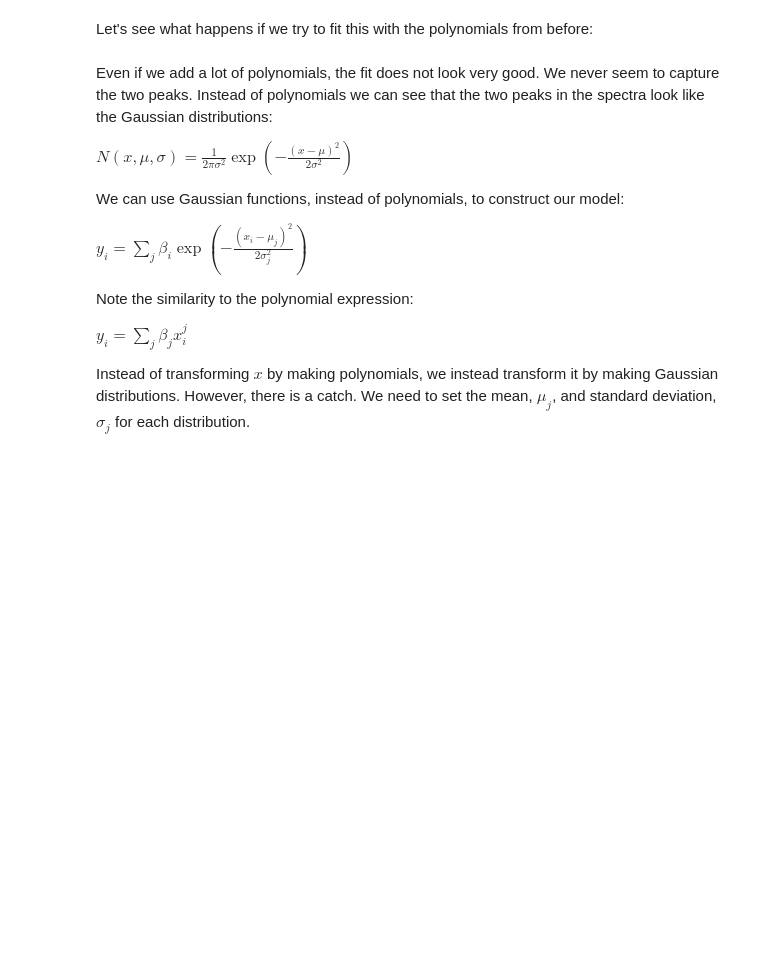
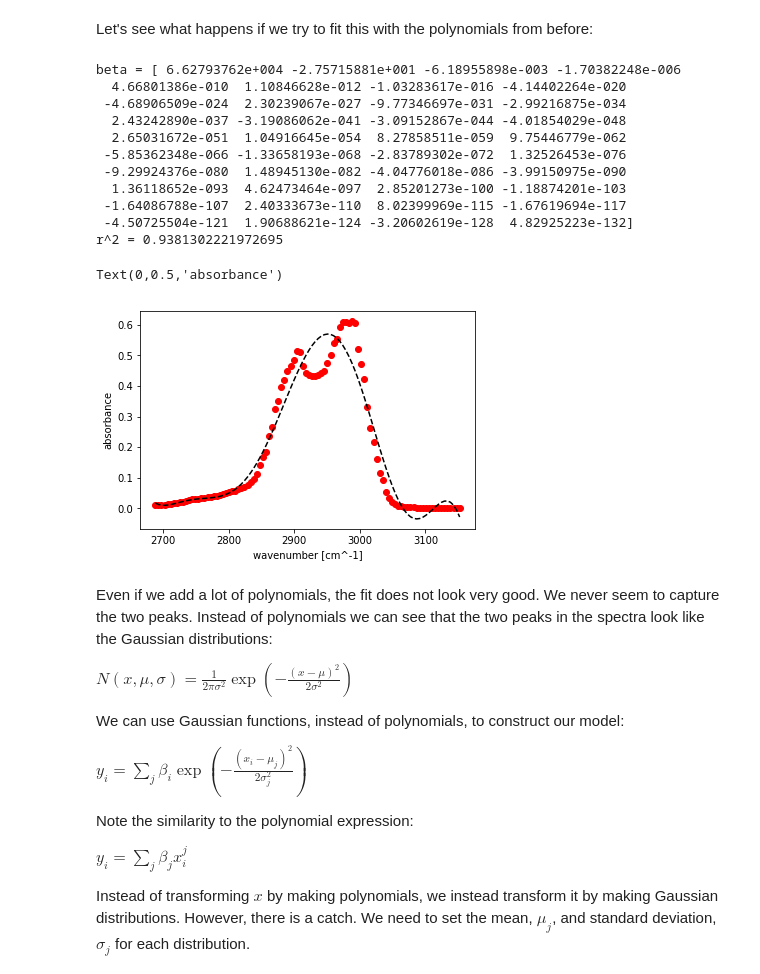
Before and after one commit to medford-group/data_analytics_for_engineers, a Jupyter notebook: modules/0-foundations/foundations.ipynb, the cells around one changed output. Drawn from its saved outputs; the diff is of its cells as text; code cells hidden in the pictures; blank space fills up the shorter version.

```diff
--- a/modules/0-foundations/foundations.ipynb
+++ b/modules/0-foundations/foundations.ipynb
@@ -611,25 +712,39 @@ ax.set_ylabel('absorbance')
 # %% [markdown]
 Let's see what happens if we try to fit this with the polynomials from before:
 # %%
-N = 10
+N = 40
 
 X_N = polynomial_features(x_peak, N) #generate features
 b_N = np.dot(X_N.T, y_peak) #generate b vector with new features
 A_N = np.dot(X_N.T, X_N) #generate A matrix with new features
 beta_N = np.linalg.solve(A_N, b_N) #solve Ax=b with new features
 print('beta = {}'.format(str(beta_N)))
 
 yhat_N = np.dot(X_N, beta_N) #compute predictions
 SSE_N = np.sum((y_peak - yhat_N)**2) #compute sum of squared errors
 SST_N = np.sum((y_peak - np.mean(y_peak))**2) #compute total sum of squares
 r2_N = (SST_N - SSE_N)/SST_N # compute r^2
 print('r^2 = {}'.format(r2_N))
 
 fig, ax = plt.subplots()
 ax.plot(x_peak, y_peak, 'or')
 ax.plot(x_peak, yhat_N, '--k')
 ax.set_xlabel('wavenumber [cm^-1]')
 ax.set_ylabel('absorbance')
+# %% [output]
+beta = [ 6.62793762e+004 -2.75715881e+001 -6.18955898e-003 -1.70382248e-006
+  4.66801386e-010  1.10846628e-012 -1.03283617e-016 -4.14402264e-020
+ -4.68906509e-024  2.30239067e-027 -9.77346697e-031 -2.99216875e-034
+  2.43242890e-037 -3.19086062e-041 -3.09152867e-044 -4.01854029e-048
+  2.65031672e-051  1.04916645e-054  8.27858511e-059  9.75446779e-062
+ -5.85362348e-066 -1.33658193e-068 -2.83789302e-072  1.32526453e-076
+ -9.29924376e-080  1.48945130e-082 -4.04776018e-086 -3.99150975e-090
+  1.36118652e-093  4.62473464e-097  2.85201273e-100 -1.18874201e-103
+ -1.64086788e-107  2.40333673e-110  8.02399969e-115 -1.67619694e-117
+ -4.50725504e-121  1.90688621e-124 -3.20602619e-128  4.82925223e-132]
+r^2 = 0.9381302221972695
+Text(0,0.5,'absorbance')
+[figure, added]
 # %% [markdown]
 Even if we add a lot of polynomials, the fit does not look very good. We never seem to capture the two peaks. Instead of polynomials we can see that the two peaks in the spectra look like the Gaussian distributions:
 
```
Also changed, not shown: parts of 32 cells of this notebook, 2 other files.
